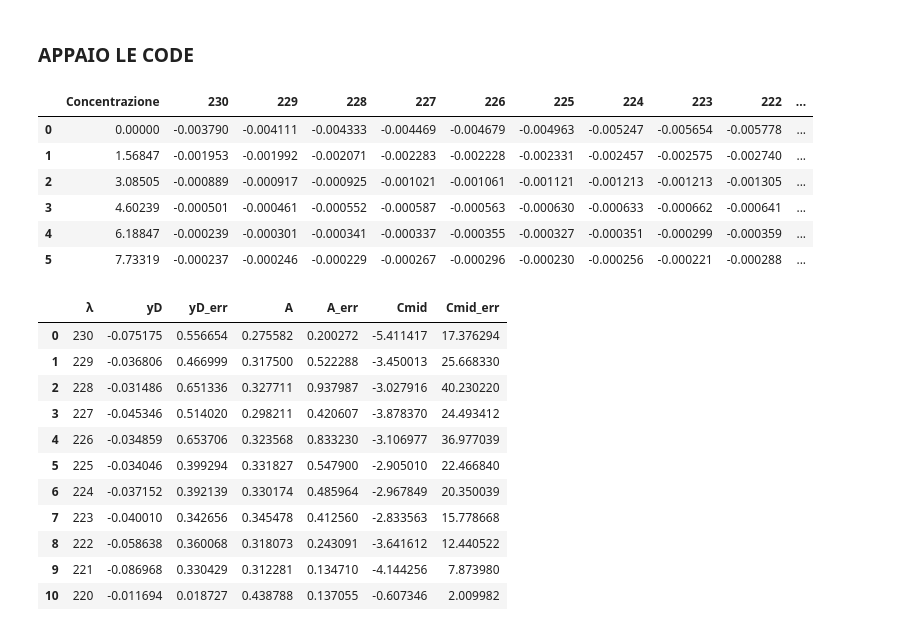
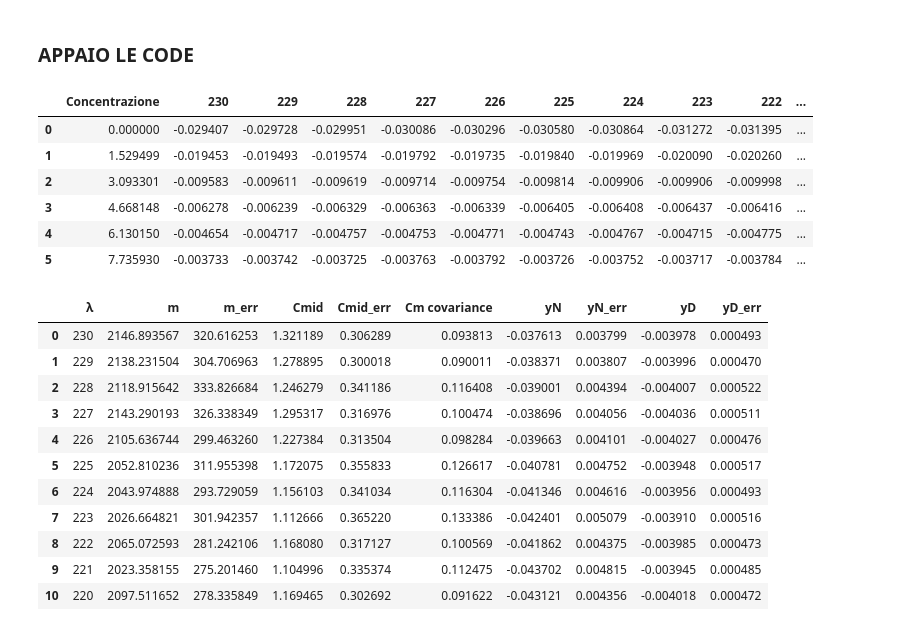
Before and after one commit to CarminatiGiovanni/LaboratorioBiofisica, a Jupyter notebook: DICROISMO/denaturazione.ipynb, the cells around one changed output. Drawn from its saved outputs; the diff is of its cells as text; code cells hidden in the pictures.

Commit message:
denaturazione dicroismo circolare con corrette concentrazioni

```diff
--- a/DICROISMO/denaturazione.ipynb
+++ b/DICROISMO/denaturazione.ipynb
@@ -35,7 +35,9 @@ l = 0.5 # lunghezza cammino ottico in cm
 R = 8.314 # J/(mol * K)
 T = 300 # K
 # %%
-# import concentrazioni
-concentrazioni = pd.read_csv('concentrazioni_soluzioni.csv')['C(GuHCl) [M] sperimentale'].to_numpy() * 1000000 # μM
-print('Concentrazione GuHCl [μM]: ',concentrazioni)
+# import concentrazioni* 1000000 #M
+
+concentrazioni = np.array([0,1.529499455,3.093301471,4.668148484,6.130150005,7.735930045])
+
+print('Concentrazione GuHCl [M]: ',concentrazioni)
 # %% [output]
@@ -75,19 +77,19 @@ fig.show()
 # %%
 fig = go.Figure()
 
+spettri = pd.DataFrame()
 
-
-spettri = pd.DataFrame()
+spettri['λ'] = spettriRAW['λ']
 
 for i, conc in enumerate(['C0', 'C1', 'C2', 'C3', 'C4', 'C5']):
     λ = spettriRAW['λ']
     if i != 0:
-        θ = spettriRAW[conc] * 100 / (concentrazioni[i]/1000000 * N * l)
+        θ = spettriRAW[conc] * 100 / (concentrazioni[i] * N * l)
     else:
-        θ = spettriRAW[conc] * 100* 1000000 / (N * l)
+        θ = spettriRAW[conc] * 100 / (N * l)
 
     mean = θ[λ > 250].mean()
-    θ = θ - mean
+   #  θ = θ - mean
     spettri[conc] = θ  # aggiorna la colonna
 
     fig.add_trace(go.Scatter(
@@ -98,10 +100,10 @@ for i, conc in enumerate(['C0', 'C1', 'C2', 'C3', 'C4', 'C5']):
     ))
 
 fig.update_layout(
-    yaxis=dict(range=[-8000, 4000]),
+    yaxis=dict(range=[-0.08000, 0.04000]),
     xaxis_title='λ',
     yaxis_title='θ [deg·cm² dmol⁻¹]',
-    legend_title='C denaturante [μM]',
+    legend_title='C denaturante [M]',
     legend=dict(
         x=1,
         y=0,
@@ -131,12 +133,12 @@ spettro_ristretto['Concentrazione'] = concentrazioni
 display(spettro_ristretto)
 # %% [output]
 |  | Concentrazione | 230 | 229 | 228 | 227 | 226 | 225 | 224 | 223 | 222 | ... |
-| 0 | 0.00000 | -0.003790 | -0.004111 | -0.004333 | -0.004469 | -0.004679 | -0.004963 | -0.005247 | -0.005654 | -0.005778 | ... |
-| 1 | 1.56847 | -0.001953 | -0.001992 | -0.002071 | -0.002283 | -0.002228 | -0.002331 | -0.002457 | -0.002575 | -0.002740 | ... |
-| 2 | 3.08505 | -0.000889 | -0.000917 | -0.000925 | -0.001021 | -0.001061 | -0.001121 | -0.001213 | -0.001213 | -0.001305 | ... |
-| 3 | 4.60239 | -0.000501 | -0.000461 | -0.000552 | -0.000587 | -0.000563 | -0.000630 | -0.000633 | -0.000662 | -0.000641 | ... |
-| 4 | 6.18847 | -0.000239 | -0.000301 | -0.000341 | -0.000337 | -0.000355 | -0.000327 | -0.000351 | -0.000299 | -0.000359 | ... |
-| 5 | 7.73319 | -0.000237 | -0.000246 | -0.000229 | -0.000267 | -0.000296 | -0.000230 | -0.000256 | -0.000221 | -0.000288 | ... |
+| 0 | 0.000000 | -0.029407 | -0.029728 | -0.029951 | -0.030086 | -0.030296 | -0.030580 | -0.030864 | -0.031272 | -0.031395 | ... |
+| 1 | 1.529499 | -0.019453 | -0.019493 | -0.019574 | -0.019792 | -0.019735 | -0.019840 | -0.019969 | -0.020090 | -0.020260 | ... |
+| 2 | 3.093301 | -0.009583 | -0.009611 | -0.009619 | -0.009714 | -0.009754 | -0.009814 | -0.009906 | -0.009906 | -0.009998 | ... |
+| 3 | 4.668148 | -0.006278 | -0.006239 | -0.006329 | -0.006363 | -0.006339 | -0.006405 | -0.006408 | -0.006437 | -0.006416 | ... |
+| 4 | 6.130150 | -0.004654 | -0.004717 | -0.004757 | -0.004753 | -0.004771 | -0.004743 | -0.004767 | -0.004715 | -0.004775 | ... |
+| 5 | 7.735930 | -0.003733 | -0.003742 | -0.003725 | -0.003763 | -0.003792 | -0.003726 | -0.003752 | -0.003717 | -0.003784 | ... |
 # %%
 # fig = go.Figure()
 colors = px.colors.sample_colorscale(px.colors.sequential.Plasma, len(Λ))
@@ -168,9 +170,11 @@ colors = px.colors.sample_colorscale(px.colors.sequential.Plasma, len(Λ))
 # )
 # # fig.show()
 # %%
-def sigmoid(x, yN,yD,A,Cmid):
-    expo = A * (Cmid-x)
-    num = yN + yD * np.exp(expo)
+def sigmoid(x,m,Cmid, yN,yD):
+    R = 8.314  # J/(mol * K)
+    T = 300  # K
+    expo = m * (Cmid-x) / (R*T)
+    num = yN + yD * np.exp(-expo)
     den = 1 + np.exp(-expo)
     return num/den
 
@@ -182,44 +186,45 @@ def sigmoid(x, yN,yD,A,Cmid):
 # %%
 # fit con sigmoide
 
 fit_results = []
 
 for i in spettro_ristretto.columns[1:]:
     C = concentrazioni
     θ = spettro_ristretto[i].to_numpy()
 
     # guess
     yD = θ[-1]
     yN = θ[0] # NON è UN PARAMETRO
-    A = 0.5
+    m = 3898
     Cmid = np.mean(C)
 
     # fit
-    popt, pcov = curve_fit(lambda x,yD,A,Cmid: sigmoid(x,yN,yD,A,Cmid), C, θ, p0=[yD, A, Cmid],maxfev=1000,)
+    popt, pcov = curve_fit(sigmoid, C, θ, p0=[m, Cmid, yN, yD],maxfev=1000,)
     perr = np.sqrt(np.diag(pcov))
     fit_results.append({
         'λ': i,
-        # 'yN': popt[0], 'yN_err': perr[0],
-        'yD': popt[0], 'yD_err': perr[0],
-        'A': popt[1], 'A_err': perr[1],
-        'Cmid': popt[2], 'Cmid_err': perr[2]
+        'm': popt[0], 'm_err': perr[0],
+        'Cmid': popt[1], 'Cmid_err': perr[1],
+        'Cm covariance': pcov[1, 1],
+        'yN': popt[2], 'yN_err': perr[2],
+        'yD': popt[3], 'yD_err': perr[3],
     })
 
 fit_df = pd.DataFrame(fit_results)
 display(fit_df)
 # %% [output]
-|  | λ | yD | yD_err | A | A_err | Cmid | Cmid_err |
-| 0 | 230 | -0.075175 | 0.556654 | 0.275582 | 0.200272 | -5.411417 | 17.376294 |
-| 1 | 229 | -0.036806 | 0.466999 | 0.317500 | 0.522288 | -3.450013 | 25.668330 |
-| 2 | 228 | -0.031486 | 0.651336 | 0.327711 | 0.937987 | -3.027916 | 40.230220 |
-| 3 | 227 | -0.045346 | 0.514020 | 0.298211 | 0.420607 | -3.878370 | 24.493412 |
-| 4 | 226 | -0.034859 | 0.653706 | 0.323568 | 0.833230 | -3.106977 | 36.977039 |
-| 5 | 225 | -0.034046 | 0.399294 | 0.331827 | 0.547900 | -2.905010 | 22.466840 |
-| 6 | 224 | -0.037152 | 0.392139 | 0.330174 | 0.485964 | -2.967849 | 20.350039 |
-| 7 | 223 | -0.040010 | 0.342656 | 0.345478 | 0.412560 | -2.833563 | 15.778668 |
-| 8 | 222 | -0.058638 | 0.360068 | 0.318073 | 0.243091 | -3.641612 | 12.440522 |
-| 9 | 221 | -0.086968 | 0.330429 | 0.312281 | 0.134710 | -4.144256 | 7.873980 |
-| 10 | 220 | -0.011694 | 0.018727 | 0.438788 | 0.137055 | -0.607346 | 2.009982 |
+|  | λ | m | m_err | Cmid | Cmid_err | Cm covariance | yN | yN_err | yD | yD_err |
+| 0 | 230 | 2146.893567 | 320.616253 | 1.321189 | 0.306289 | 0.093813 | -0.037613 | 0.003799 | -0.003978 | 0.000493 |
+| 1 | 229 | 2138.231504 | 304.706963 | 1.278895 | 0.300018 | 0.090011 | -0.038371 | 0.003807 | -0.003996 | 0.000470 |
+| 2 | 228 | 2118.915642 | 333.826684 | 1.246279 | 0.341186 | 0.116408 | -0.039001 | 0.004394 | -0.004007 | 0.000522 |
+| 3 | 227 | 2143.290193 | 326.338349 | 1.295317 | 0.316976 | 0.100474 | -0.038696 | 0.004056 | -0.004036 | 0.000511 |
+| 4 | 226 | 2105.636744 | 299.463260 | 1.227384 | 0.313504 | 0.098284 | -0.039663 | 0.004101 | -0.004027 | 0.000476 |
+| 5 | 225 | 2052.810236 | 311.955398 | 1.172075 | 0.355833 | 0.126617 | -0.040781 | 0.004752 | -0.003948 | 0.000517 |
+| 6 | 224 | 2043.974888 | 293.729059 | 1.156103 | 0.341034 | 0.116304 | -0.041346 | 0.004616 | -0.003956 | 0.000493 |
+| 7 | 223 | 2026.664821 | 301.942357 | 1.112666 | 0.365220 | 0.133386 | -0.042401 | 0.005079 | -0.003910 | 0.000516 |
+| 8 | 222 | 2065.072593 | 281.242106 | 1.168080 | 0.317127 | 0.100569 | -0.041862 | 0.004375 | -0.003985 | 0.000473 |
+| 9 | 221 | 2023.358155 | 275.201460 | 1.104996 | 0.335374 | 0.112475 | -0.043702 | 0.004815 | -0.003945 | 0.000485 |
+| 10 | 220 | 2097.511652 | 278.335849 | 1.169465 | 0.302692 | 0.091622 | -0.043121 | 0.004356 | -0.004018 | 0.000472 |
 # %%
 fig = go.Figure()
 
```
Also changed, not shown: parts of 7 cells of this notebook, 6 other files.
